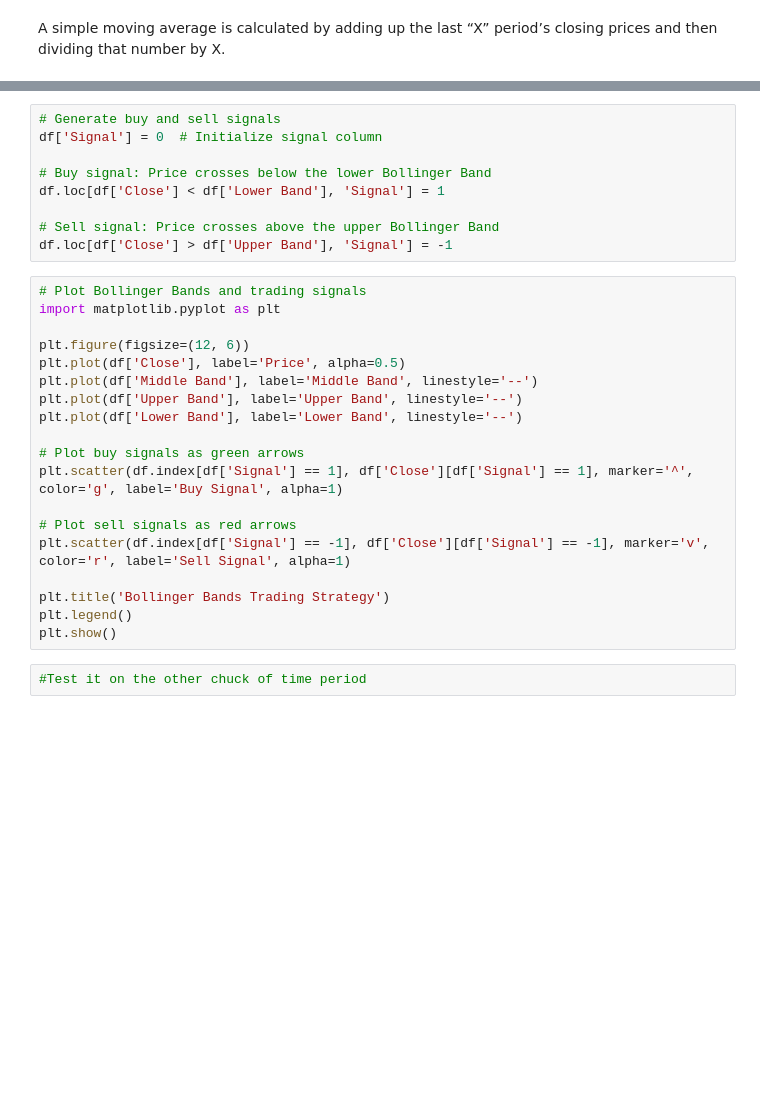
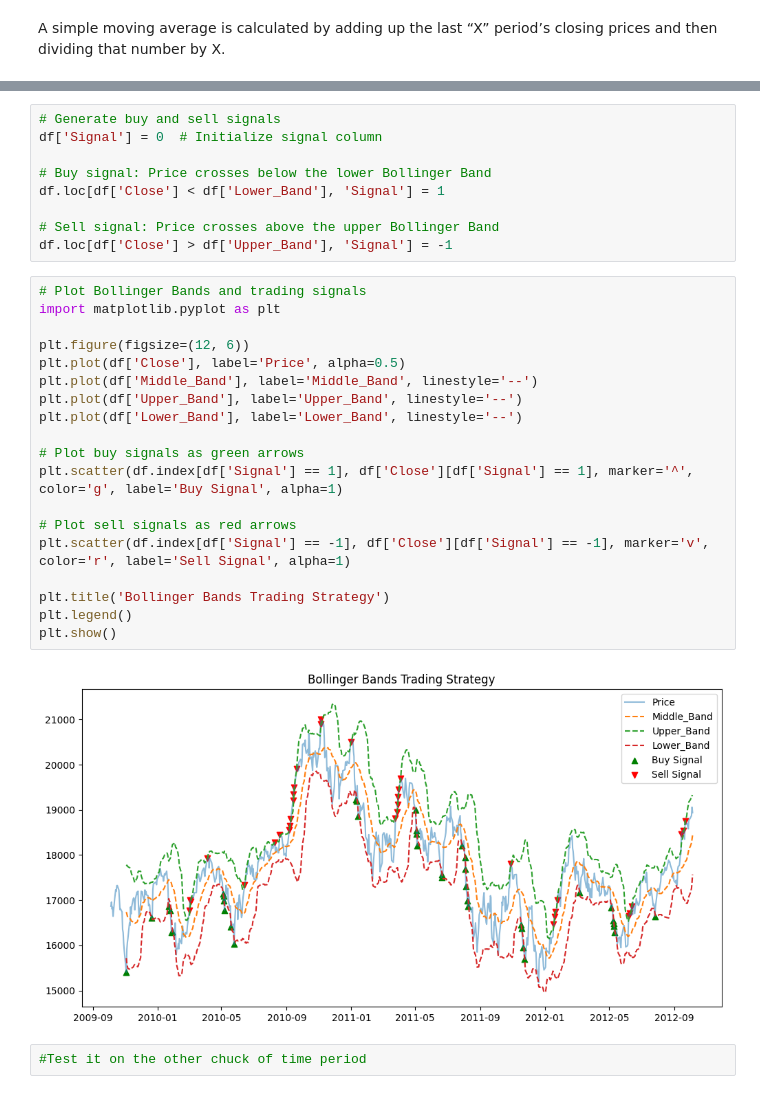
Before and after one commit to FisrtGitHubAccount/Bollinger_Band_Backtesting, a Jupyter notebook: strategy_backtesting.ipynb, the cells around one changed output, grey strips where cells are left out. Drawn from its saved outputs; the diff is of its cells as text; blank space fills up the shorter version.

```diff
--- a/strategy_backtesting.ipynb
+++ b/strategy_backtesting.ipynb
@@ -92,29 +99,31 @@ ValueError: Multi-dimensional indexing (e.g. `obj[:, None]`) is no longer suppor
 df['Signal'] = 0  # Initialize signal column
 
 # Buy signal: Price crosses below the lower Bollinger Band
-df.loc[df['Close'] < df['Lower Band'], 'Signal'] = 1
+df.loc[df['Close'] < df['Lower_Band'], 'Signal'] = 1
 
 # Sell signal: Price crosses above the upper Bollinger Band
-df.loc[df['Close'] > df['Upper Band'], 'Signal'] = -1
+df.loc[df['Close'] > df['Upper_Band'], 'Signal'] = -1
 # %%
 # Plot Bollinger Bands and trading signals
 import matplotlib.pyplot as plt
 
 plt.figure(figsize=(12, 6))
 plt.plot(df['Close'], label='Price', alpha=0.5)
-plt.plot(df['Middle Band'], label='Middle Band', linestyle='--')
-plt.plot(df['Upper Band'], label='Upper Band', linestyle='--')
-plt.plot(df['Lower Band'], label='Lower Band', linestyle='--')
+plt.plot(df['Middle_Band'], label='Middle_Band', linestyle='--')
+plt.plot(df['Upper_Band'], label='Upper_Band', linestyle='--')
+plt.plot(df['Lower_Band'], label='Lower_Band', linestyle='--')
 
 # Plot buy signals as green arrows
 plt.scatter(df.index[df['Signal'] == 1], df['Close'][df['Signal'] == 1], marker='^', color='g', label='Buy Signal', alpha=1)
 
 # Plot sell signals as red arrows
 plt.scatter(df.index[df['Signal'] == -1], df['Close'][df['Signal'] == -1], marker='v', color='r', label='Sell Signal', alpha=1)
 
 plt.title('Bollinger Bands Trading Strategy')
 plt.legend()
 plt.show()
+# %% [output]
+[figure, added]
 # %%
 #Test it on the other chuck of time period
 # %%
```
Also changed, not shown: parts of 1 cell of this notebook.
